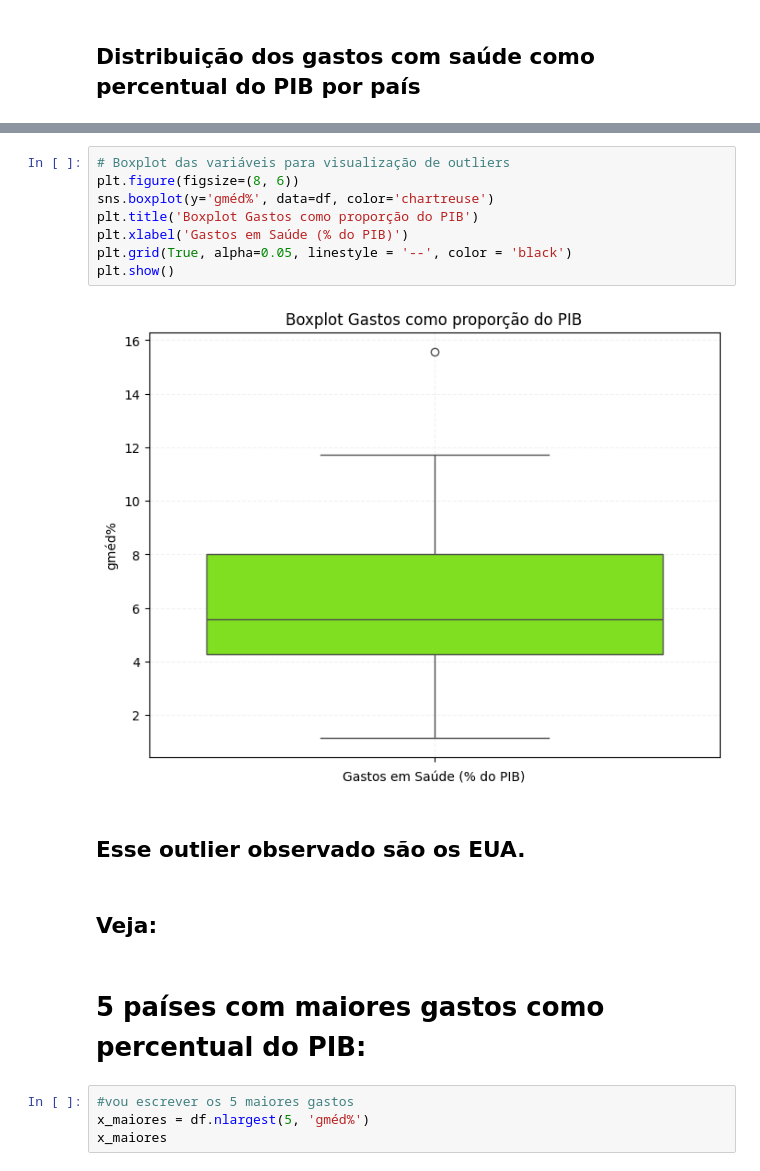
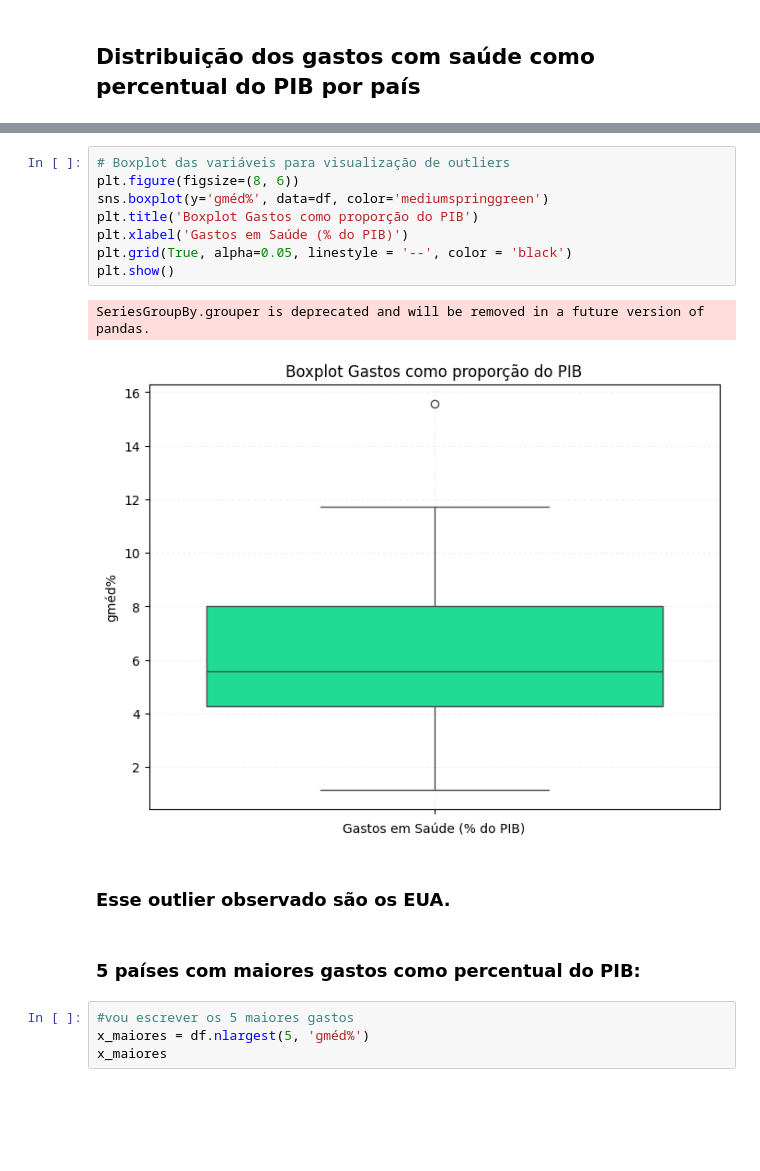
Before and after one commit to jlcamelo2350/Dados-e-automacao, a Jupyter notebook: Análise: Pandemia e Expectativa de Vida/saúde_project_correlação_qualidade_vs_gastos.ipynb, the cells around one changed output, grey strips where cells are left out. Drawn from its saved outputs; the diff is of its cells as text; blank space fills up the shorter version.

```diff
--- a/Análise: Pandemia e Expectativa de Vida/saúde_project_correlação_qualidade_vs_gastos.ipynb
+++ b/Análise: Pandemia e Expectativa de Vida/saúde_project_correlação_qualidade_vs_gastos.ipynb
@@ -216,19 +230,18 @@ plt.show()
 # %%
 # Boxplot das variáveis para visualização de outliers
 plt.figure(figsize=(8, 6))
-sns.boxplot(y='gméd%', data=df, color='chartreuse')
+sns.boxplot(y='gméd%', data=df, color='mediumspringgreen')
 plt.title('Boxplot Gastos como proporção do PIB')
 plt.xlabel('Gastos em Saúde (% do PIB)')
 plt.grid(True, alpha=0.05, linestyle = '--', color = 'black')
 plt.show()
 # %% [output]
+SeriesGroupBy.grouper is deprecated and will be removed in a future version of pandas.
-[figure, old version]
+[figure, new version]
 # %% [markdown]
-## Esse outlier observado são os EUA.
+### Esse outlier observado são os EUA.
-# %% [markdown]
-## Veja:
 # %% [markdown]
-# 5 países com maiores gastos como percentual do PIB:
+### 5 países com maiores gastos como percentual do PIB:
 # %%
 #vou escrever os 5 maiores gastos
 x_maiores = df.nlargest(5, 'gméd%')
```
Also changed, not shown: parts of 45 cells of this notebook.
